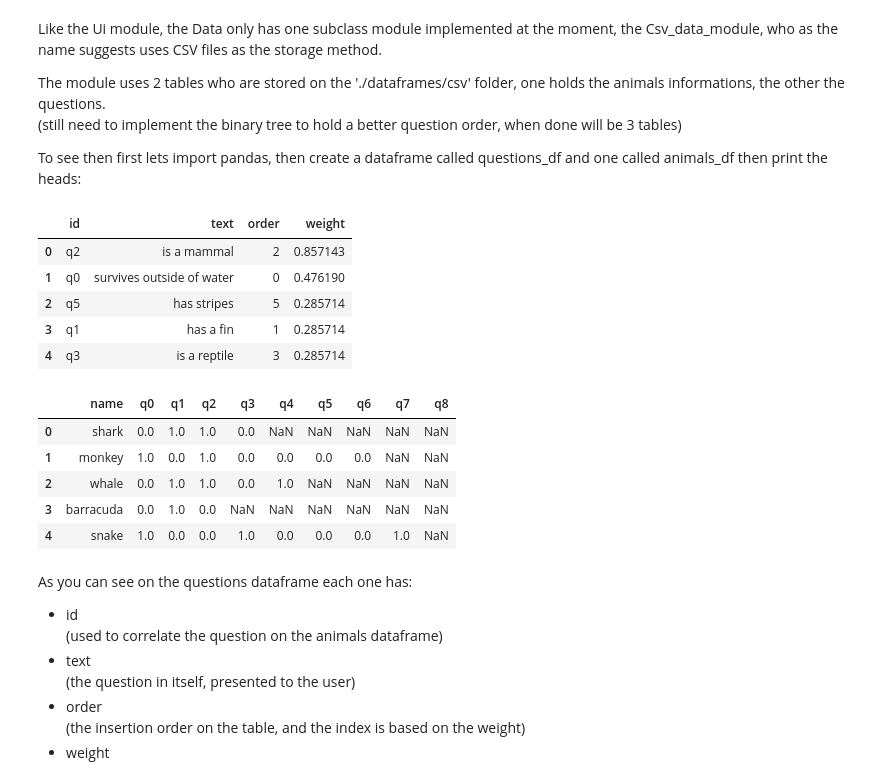
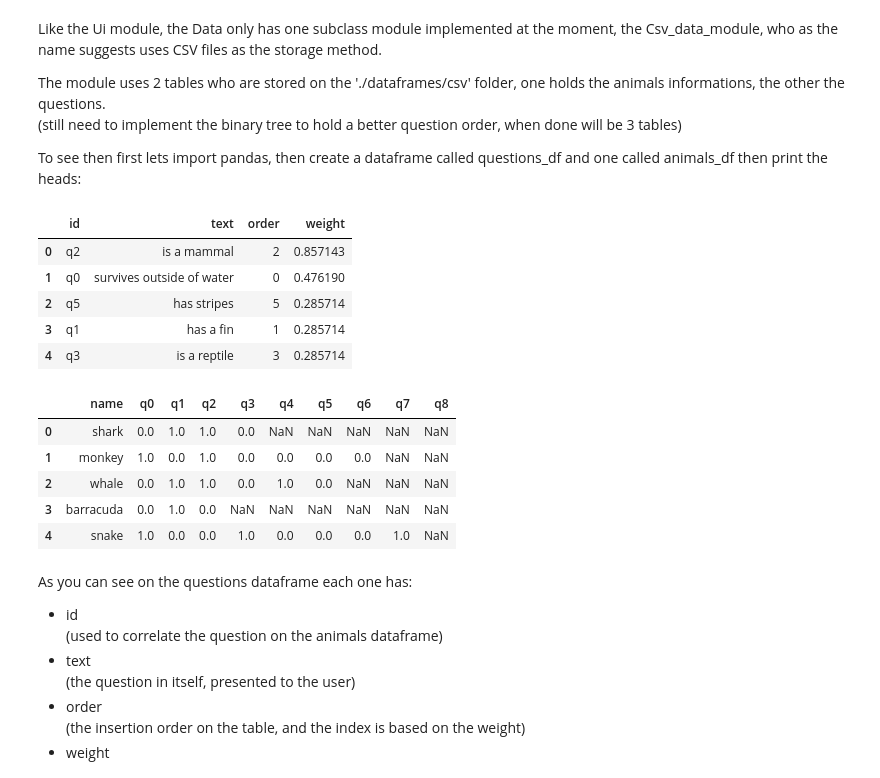
Before and after one commit to TMKklautau/animal_game_development, a Jupyter notebook: Animal_game_development.ipynb, the cells around one changed output. Saved outputs shown, nothing was run; the diff lists cells and outputs as text; code cells hidden in the pictures.

```diff
--- a/Animal_game_development.ipynb
+++ b/Animal_game_development.ipynb
@@ -208,22 +217,22 @@ To see then first lets import pandas, then create a dataframe called questions_d
 # %%
 import pandas as pd
 # %%
-questions_df = pd.read_csv('./dataframes/csv/questions.csv', index_col=0)
-animals_df = pd.read_csv('./dataframes/csv/animals.csv', index_col=0)
+questions_df = pd.read_csv('./animal_game/dataframes/csv/questions.csv', index_col=0)
+animals_df = pd.read_csv('./animal_game/dataframes/csv/animals.csv', index_col=0)
 
 display(questions_df.head())
 display(animals_df.head())
 # %% [output]
 |  | id | text | order | weight |
 | 0 | q2 | is a mammal | 2 | 0.857143 |
 | 1 | q0 | survives outside of water | 0 | 0.476190 |
 | 2 | q5 | has stripes | 5 | 0.285714 |
 | 3 | q1 | has a fin | 1 | 0.285714 |
 | 4 | q3 | is a reptile | 3 | 0.285714 |
 |  | name | q0 | q1 | q2 | q3 | q4 | q5 | q6 | q7 | q8 |
 | 0 | shark | 0.0 | 1.0 | 1.0 | 0.0 | NaN | NaN | NaN | NaN | NaN |
 | 1 | monkey | 1.0 | 0.0 | 1.0 | 0.0 | 0.0 | 0.0 | 0.0 | NaN | NaN |
-| 2 | whale | 0.0 | 1.0 | 1.0 | 0.0 | 1.0 | NaN | NaN | NaN | NaN |
+| 2 | whale | 0.0 | 1.0 | 1.0 | 0.0 | 1.0 | 0.0 | NaN | NaN | NaN |
 | 3 | barracuda | 0.0 | 1.0 | 0.0 | NaN | NaN | NaN | NaN | NaN | NaN |
 | 4 | snake | 1.0 | 0.0 | 0.0 | 1.0 | 0.0 | 0.0 | 0.0 | 1.0 | NaN |
 # %% [markdown]
```
Also changed, not shown: parts of 8 cells of this notebook, 3 other files.
